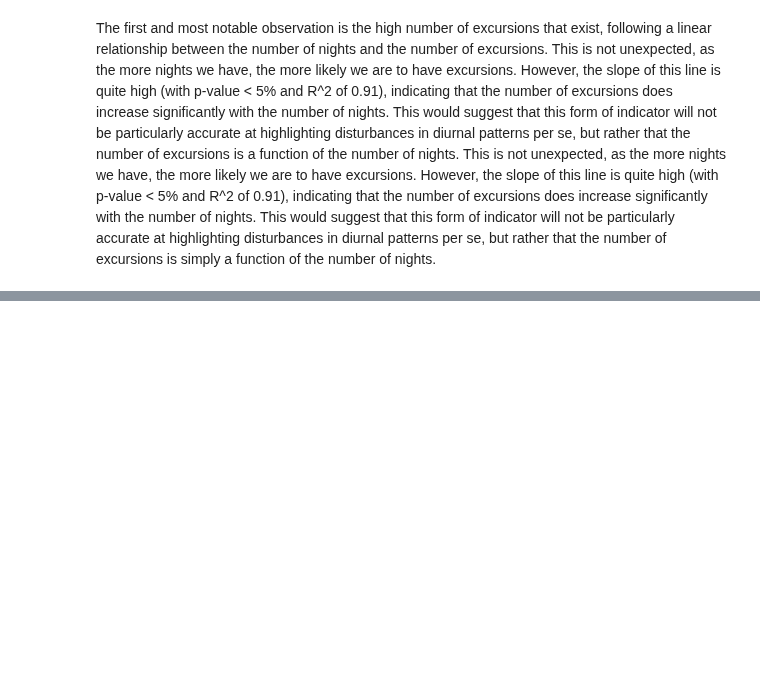
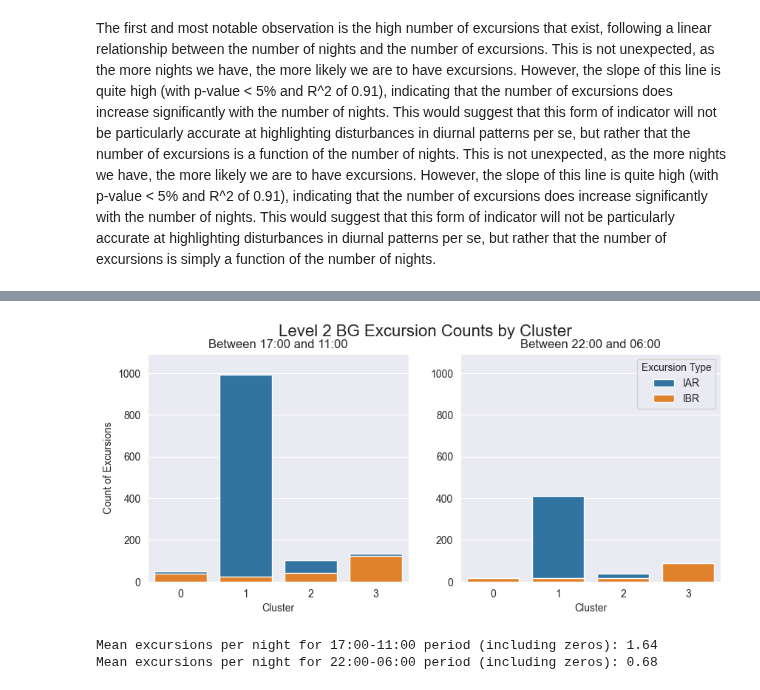
Before and after one commit to rdbrist/masters_project, a Jupyter notebook: notebooks/2.03c-rd-analysis-of-night-cluster-bg.ipynb, the cells around one changed output, grey strips where cells are left out. Saved outputs shown, nothing was run; the diff lists cells and outputs as text; code cells hidden in the pictures; blank space fills up the shorter version.

```diff
--- a/notebooks/2.03c-rd-analysis-of-night-cluster-bg.ipynb
+++ b/notebooks/2.03c-rd-analysis-of-night-cluster-bg.ipynb
@@ -312,0 +397,30 @@ plt.show()
+# %%
+bg_min = 54
+bg_max = 250
+df_all_level2 = add_excursion_vars(df_all, 'minmax', bg_min, bg_max)
+df_overnight_level2 = add_excursion_vars(df_overnight, 'minmax', bg_min, bg_max)
+fig, axes = plt.subplots(figsize=(10, 4), ncols=2)
+fig.suptitle('Level 2 BG Excursion Counts by Cluster', fontsize=16)
+df_all_level2_excursion_summary = df_all_level2.groupby(['cluster', 'bg_excursion_type']).size().reset_index(name='bg_excursions')
+df_overnight_level2_excursion_summary = df_overnight_level2.groupby(['cluster', 'bg_excursion_type'])['bg_excursion_type'].size().reset_index(name='bg_excursions')
+y_max = df_all_level2_excursion_summary['bg_excursions'].max()
+sns.barplot(df_all_level2_excursion_summary, x='cluster', y='bg_excursions', hue='bg_excursion_type', dodge=False, ax=axes[0], legend=False)
+axes[0].set_title('Between 17:00 and 11:00')
+axes[0].set_xlabel('Cluster')
+axes[0].set_ylabel('Count of Excursions')
+axes[0].set_ylim(0, y_max * 1.1)
+sns.barplot(df_overnight_level2_excursion_summary, x='cluster', y='bg_excursions', hue='bg_excursion_type', dodge=False, ax=axes[1])
+axes[1].set_title('Between 22:00 and 06:00')
+axes[1].set_xlabel('Cluster')
+axes[1].set_ylabel(None)
+axes[1].set_ylim(0, y_max * 1.1)
+axes[1].legend(title='Excursion Type')
+plt.show()
+# %% [output]
+[figure, added]
+# %%
+print(f'Mean excursions per night for 17:00-11:00 period (including zeros):{mean_excursions_by_night(df_all): .2f}')
+print(f'Mean excursions per night for 22:00-06:00 period (including zeros):{mean_excursions_by_night(df_overnight): .2f}')
+# %% [output]
+Mean excursions per night for 17:00-11:00 period (including zeros): 1.64
+Mean excursions per night for 22:00-06:00 period (including zeros): 0.68
```
Also changed, not shown: parts of 13 cells of this notebook, 1 other file.
